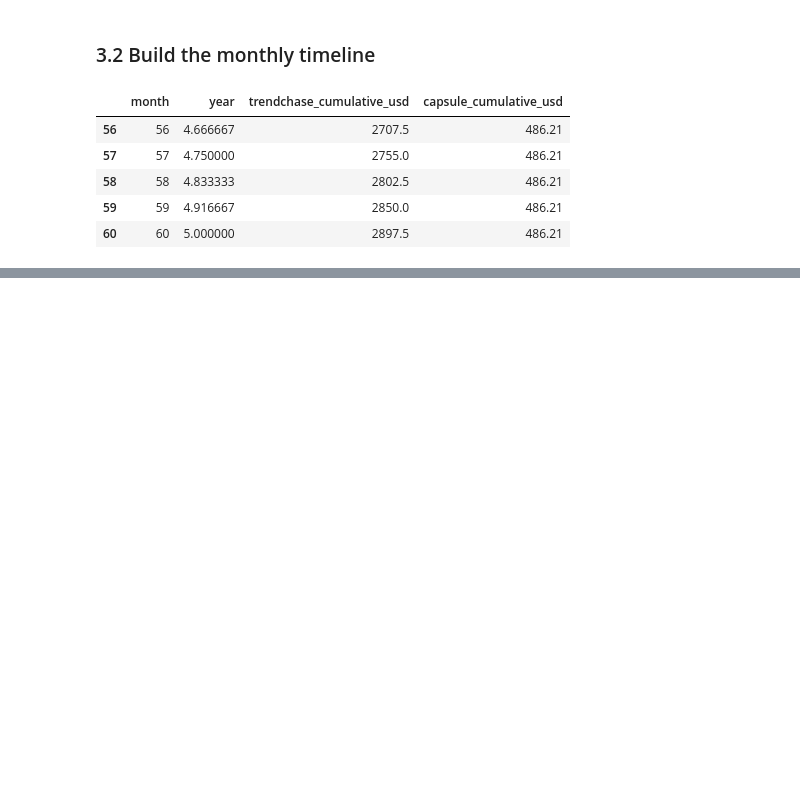
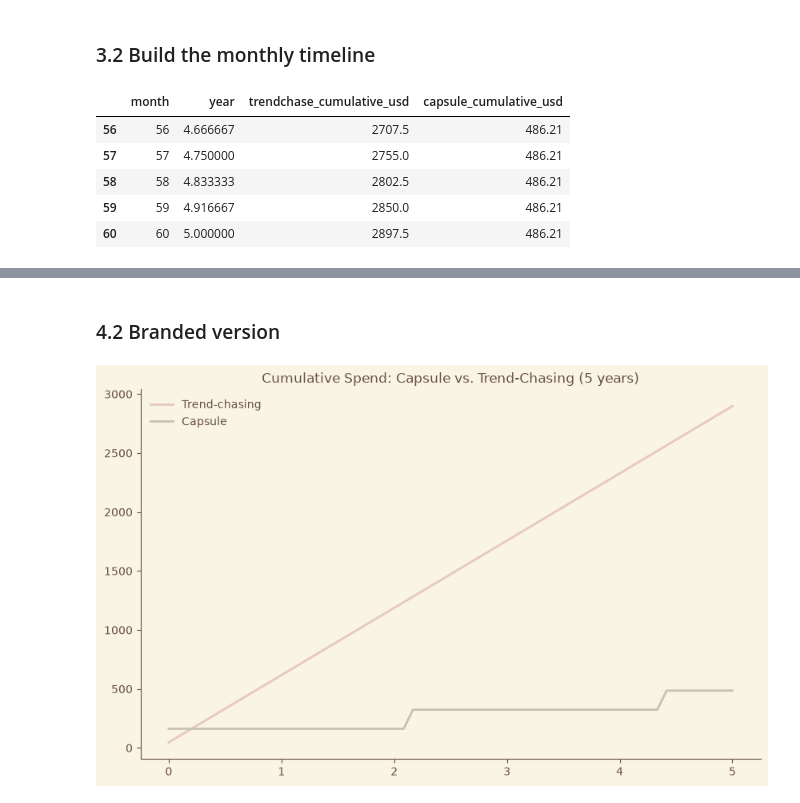
Before and after one commit to juvinciariadi/data-worn-thin.-, a Jupyter notebook: notebooks/cycle 2/issue-07/7.2-cumulative-spend.ipynb, the cells around one changed output, grey strips where cells are left out. Drawn from its saved outputs; the diff is of its cells as text; code cells hidden in the pictures; blank space fills up the shorter version.

```diff
--- a/notebooks/cycle 2/issue-07/7.2-cumulative-spend.ipynb
+++ b/notebooks/cycle 2/issue-07/7.2-cumulative-spend.ipynb
@@ -90,0 +110,26 @@ df.to_csv(f"{PROCESSED_DIR}/cumulative_spend_5yr.csv", index=False)
+# %% [markdown]
+### 4.2 Branded version
+# %%
+os.makedirs("../../../content/posts/cycle 2/issue-07/exports", exist_ok=True)
+
+with plt.rc_context({
+    "font.family": "sans-serif",  # swap for Neue Machina / Libre Baskerville per slide use
+    "axes.edgecolor": COCOA,
+    "text.color": COCOA,
+    "axes.labelcolor": COCOA,
+    "xtick.color": COCOA,
+    "ytick.color": COCOA,
+}):
+    fig2, ax2 = plt.subplots(figsize=(10, 6))
+    ax2.plot(df["year"], df["trendchase_cumulative_usd"], color=DUSTY, linewidth=2, label="Trend-chasing")
+    ax2.plot(df["year"], df["capsule_cumulative_usd"], color=SAGE, linewidth=2, label="Capsule")
+    ax2.spines["top"].set_visible(False)
+    ax2.spines["right"].set_visible(False)
+    ax2.set_facecolor(CREAM)
+    fig2.patch.set_facecolor(CREAM)
+    ax2.set_title("Cumulative Spend: Capsule vs. Trend-Chasing (5 years)")
+    ax2.legend(frameon=False)
+
+    plt.show()
+# %% [output]
+[figure, added]
```
Also changed, not shown: parts of 8 cells of this notebook, 3 other files.
